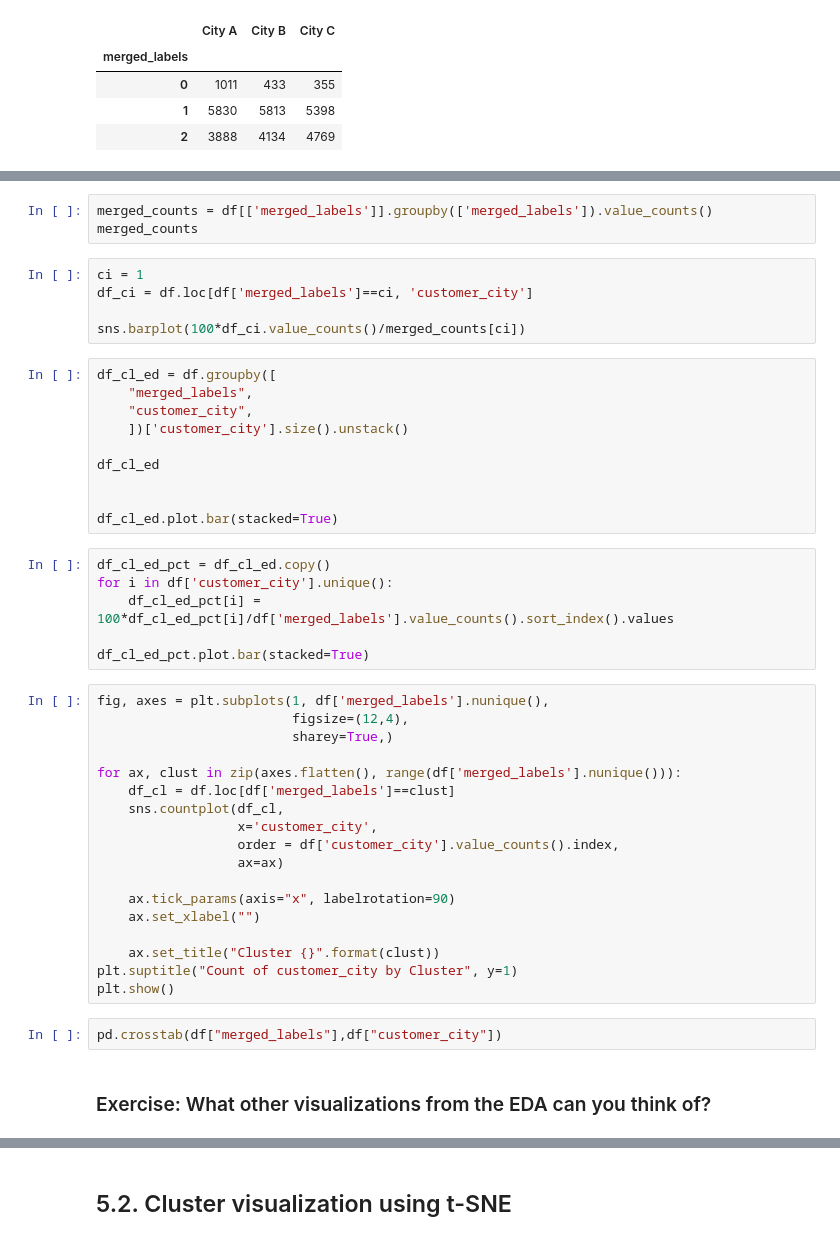
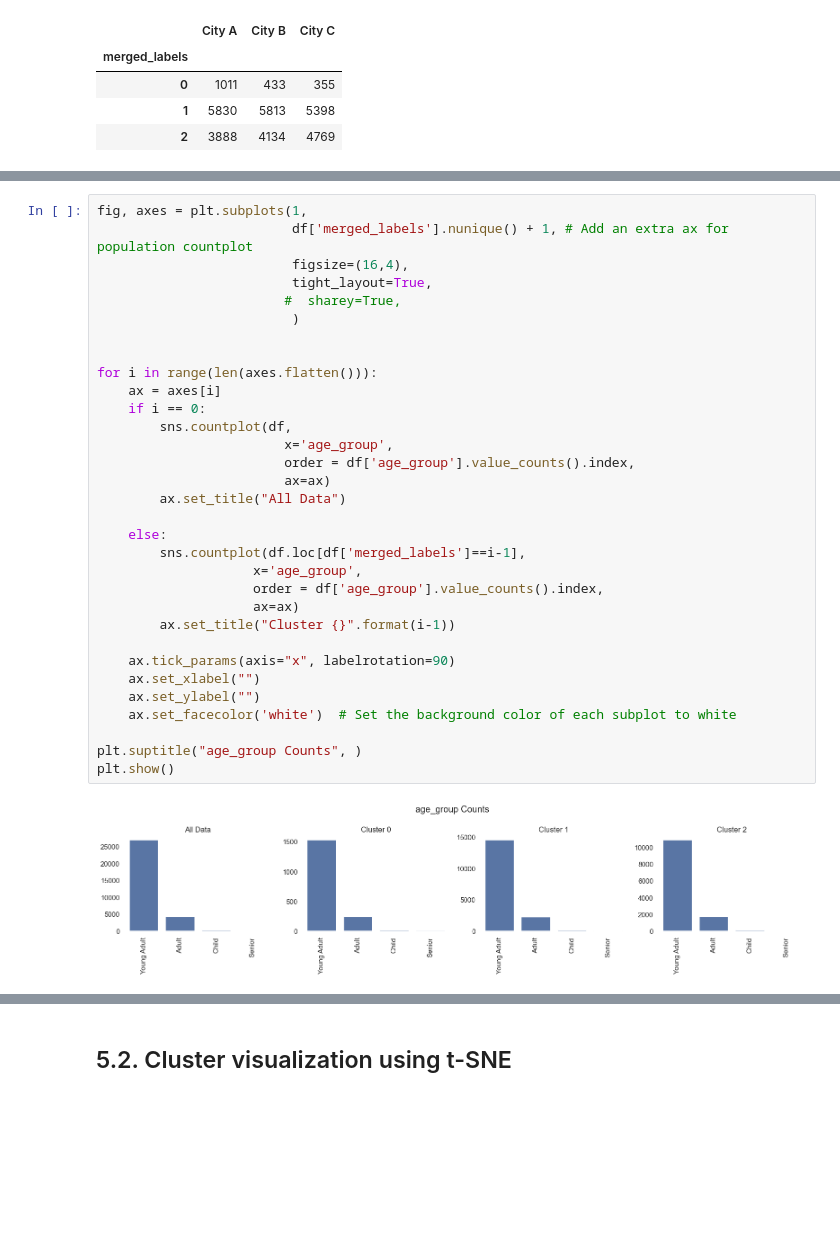
Before and after one commit to Telepatec/DataMiningProject, a Jupyter notebook: Clustering.ipynb, the cells around one changed output, grey strips where cells are left out. Drawn from its saved outputs; the diff is of its cells as text; blank space fills up the shorter version.

```diff
--- a/Clustering.ipynb
+++ b/Clustering.ipynb
@@ -1644,46 +1625,34 @@ plt.show()
-# %%
-merged_counts = df[['merged_labels']].groupby(['merged_labels']).value_counts()
-merged_counts
-# %%
-ci = 1
-df_ci = df.loc[df['merged_labels']==ci, 'customer_city']
-
-sns.barplot(100*df_ci.value_counts()/merged_counts[ci])
-# %%
-df_cl_ed = df.groupby([
-    "merged_labels",
-    "customer_city",
-    ])['customer_city'].size().unstack()
-
-df_cl_ed
-
-
-df_cl_ed.plot.bar(stacked=True)
-# %%
-df_cl_ed_pct = df_cl_ed.copy()
-for i in df['customer_city'].unique():
-    df_cl_ed_pct[i] = 100*df_cl_ed_pct[i]/df['merged_labels'].value_counts().sort_index().values
-
-df_cl_ed_pct.plot.bar(stacked=True)
 # %%
-fig, axes = plt.subplots(1, df['merged_labels'].nunique(),
-                         figsize=(12,4),
-                         sharey=True,)
+fig, axes = plt.subplots(1,
+                         df['merged_labels'].nunique() + 1, # Add an extra ax for population countplot
+                         figsize=(16,4),
+                         tight_layout=True,
+                        #  sharey=True,
+                         )
 
-for ax, clust in zip(axes.flatten(), range(df['merged_labels'].nunique())):
-    df_cl = df.loc[df['merged_labels']==clust]
-    sns.countplot(df_cl,
-                  x='customer_city',
-                  order = df['customer_city'].value_counts().index,
-                  ax=ax)
+
+for i in range(len(axes.flatten())):
+    ax = axes[i]
+    if i == 0:
+        sns.countplot(df,
+                        x='age_group',
+                        order = df['age_group'].value_counts().index,
+                        ax=ax)
+        ax.set_title("All Data")
+
+    else:
+        sns.countplot(df.loc[df['merged_labels']==i-1],
+                    x='age_group',
+                    order = df['age_group'].value_counts().index,
+                    ax=ax)
+        ax.set_title("Cluster {}".format(i-1))
 
     ax.tick_params(axis="x", labelrotation=90)
     ax.set_xlabel("")
+    ax.set_ylabel("")
+    ax.set_facecolor('white')  # Set the background color of each subplot to white
 
-    ax.set_title("Cluster {}".format(clust))
-plt.suptitle("Count of customer_city by Cluster", y=1)
+plt.suptitle("age_group Counts", )
 plt.show()
+# %% [output]
+[figure, added]
-# %%
-pd.crosstab(df["merged_labels"],df["customer_city"])
-# %% [markdown]
-### Exercise: What other visualizations from the EDA can you think of?
```
Also changed, not shown: parts of 22 cells of this notebook, 1 other file.
